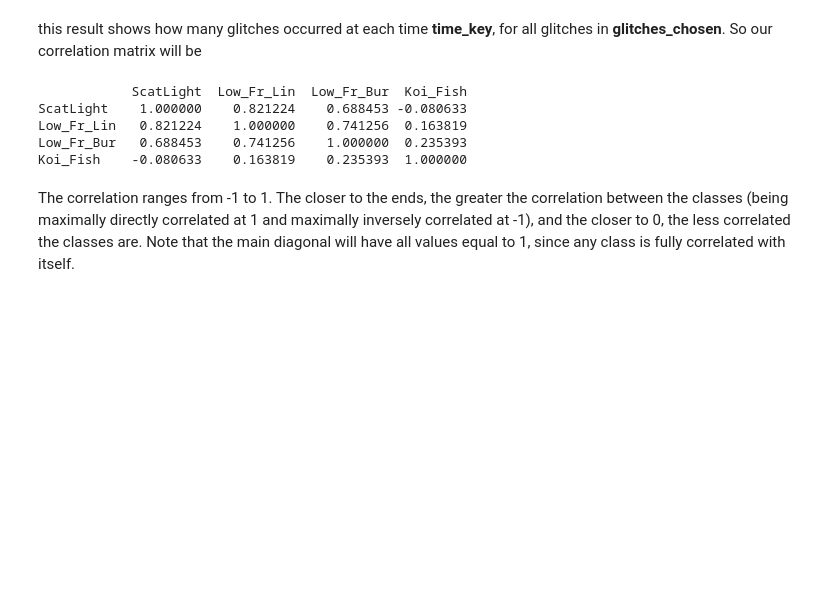
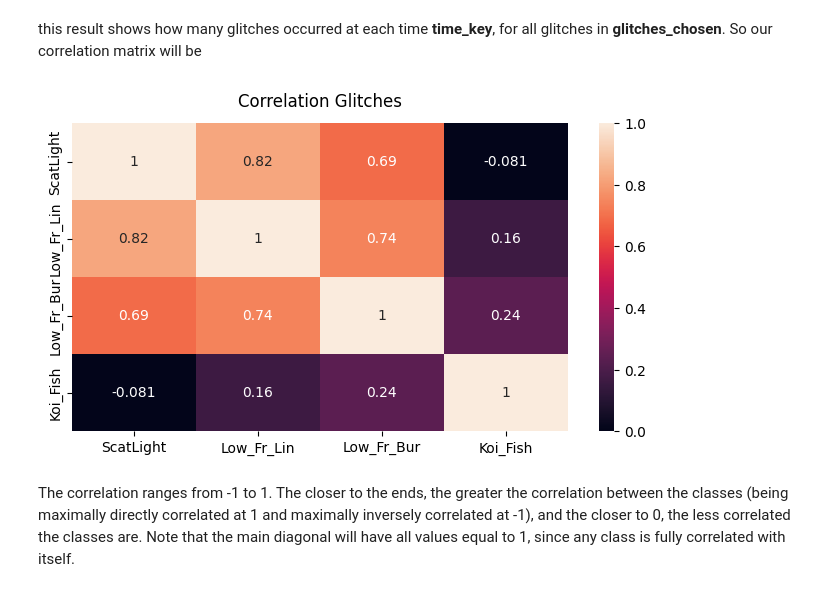
Before and after one commit to physerikc/gravitational-waves, a Jupyter notebook: glitch_statistic_O3run.ipynb, the cells around one changed output. Drawn from its saved outputs; the diff is of its cells as text; code cells hidden in the pictures; blank space fills up the shorter version.

```diff
--- a/glitch_statistic_O3run.ipynb
+++ b/glitch_statistic_O3run.ipynb
@@ -489,20 +502,19 @@ matrix_values
 # %% [markdown]
 this result shows how many glitches occurred at each time **time_key**, for all glitches in **glitches_chosen**. So our correlation matrix will be
 # %%
+plt.figure(figsize=(8, 4))
+
 x = matrix_values[0]
 y = matrix_values[1]
 z = matrix_values[2]
 w = matrix_values[3]
 
 df = pd.DataFrame([x, y, z, w]).T
 df.columns = ['ScatLight', 'Low_Fr_Lin', 'Low_Fr_Bur', 'Koi_Fish']
 
-corr_matrix = df.corr()
-print(corr_matrix)
+heatmap = sns.heatmap(df.corr(), vmin=0, vmax=1, annot=True)
+heatmap.set_title('Correlation Glitches', fontdict={'fontsize':12}, pad=12)
+plt.show()
 # %% [output]
-            ScatLight  Low_Fr_Lin  Low_Fr_Bur  Koi_Fish
-ScatLight    1.000000    0.821224    0.688453 -0.080633
-Low_Fr_Lin   0.821224    1.000000    0.741256  0.163819
-Low_Fr_Bur   0.688453    0.741256    1.000000  0.235393
-Koi_Fish    -0.080633    0.163819    0.235393  1.000000
+[figure, added]
 # %% [markdown]
```
Also changed, not shown: parts of 4 cells of this notebook.
